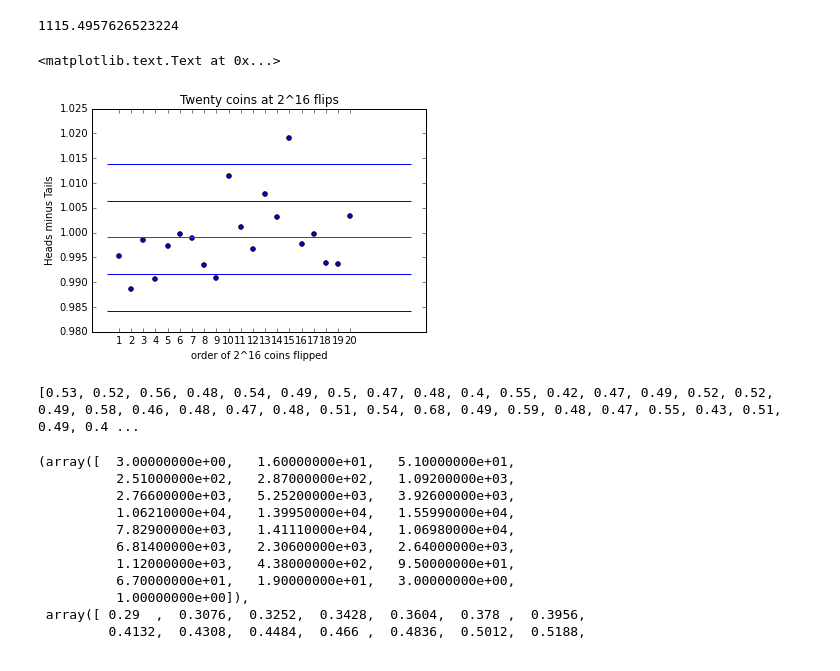
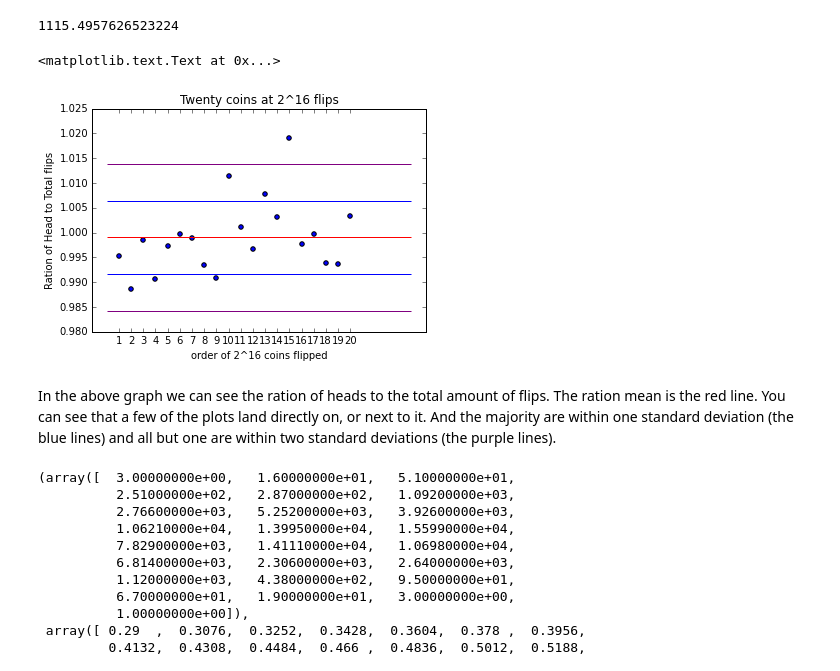
Before and after one commit to tiy-gvl-python-2015-09/charting-coin-flips, a Jupyter notebook: coin_flip.ipynb, the cells around one changed output. Saved outputs shown, nothing was run; the diff lists cells and outputs as text; code cells hidden in the pictures.

```diff
--- a/coin_flip.ipynb
+++ b/coin_flip.ipynb
@@ -130,17 +110,20 @@ sd = statistics.stdev(twenty_minus)
 # %%
 plt.scatter(range(1, 21), twenty_minus)
 plt.xticks(range(1, 21))
 mean = statistics.mean(twenty_minus)
 xmin, xmax = plt.xlim()
 plt.ylim(.98,1.025)
-plt.hlines([mean - sd, mean - (sd * 2), mean + sd, mean + (sd * 2)], xmin, xmax, "blue")
+plt.hlines([mean - sd, mean + sd], xmin, xmax, "blue")
+plt.hlines([mean - (sd * 2), mean + (sd * 2)], xmin, xmax, "purple")
 plt.hlines(mean, xmin, xmax, "red")
 plt.xlabel("order of 2^16 coins flipped")
-plt.ylabel("Heads minus Tails")
+plt.ylabel("Ration of Head to Total flips")
 plt.title("Twenty coins at 2^16 flips")
 # %% [output]
 <matplotlib.text.Text at 0x...>
-[figure, old version]
+[figure, new version]
+# %% [markdown]
+In the above graph we can see the ration of heads to the total amount of flips. The ration mean is the red line. You can see that a few of the plots land directly on, or next to it. And the majority are within one standard deviation (the blue lines) and all but one are within two standard deviations (the purple lines).
 # %%
 def new_coin_flip():
     # heads = 1 tails = 0
@@ -163,9 +158,6 @@ trials = hundred_thousand()
 heads_ratio = []
 for trial in trials:
     heads_ratio.append(trial.count("1")/len(trial))
-print(heads_ratio)
-# %% [output]
-[0.53, 0.52, 0.56, 0.48, 0.54, 0.49, 0.5, 0.47, 0.48, 0.4, 0.55, 0.42, 0.47, 0.49, 0.52, 0.52, 0.49, 0.58, 0.46, 0.48, 0.47, 0.48, 0.51, 0.54, 0.68, 0.49, 0.59, 0.48, 0.47, 0.55, 0.43, 0.51, 0.49, 0.4 ...
 # %%
 plt.hist(heads_ratio, bins = 25)
 # %% [output]
```
Also changed, not shown: parts of 17 cells of this notebook.
